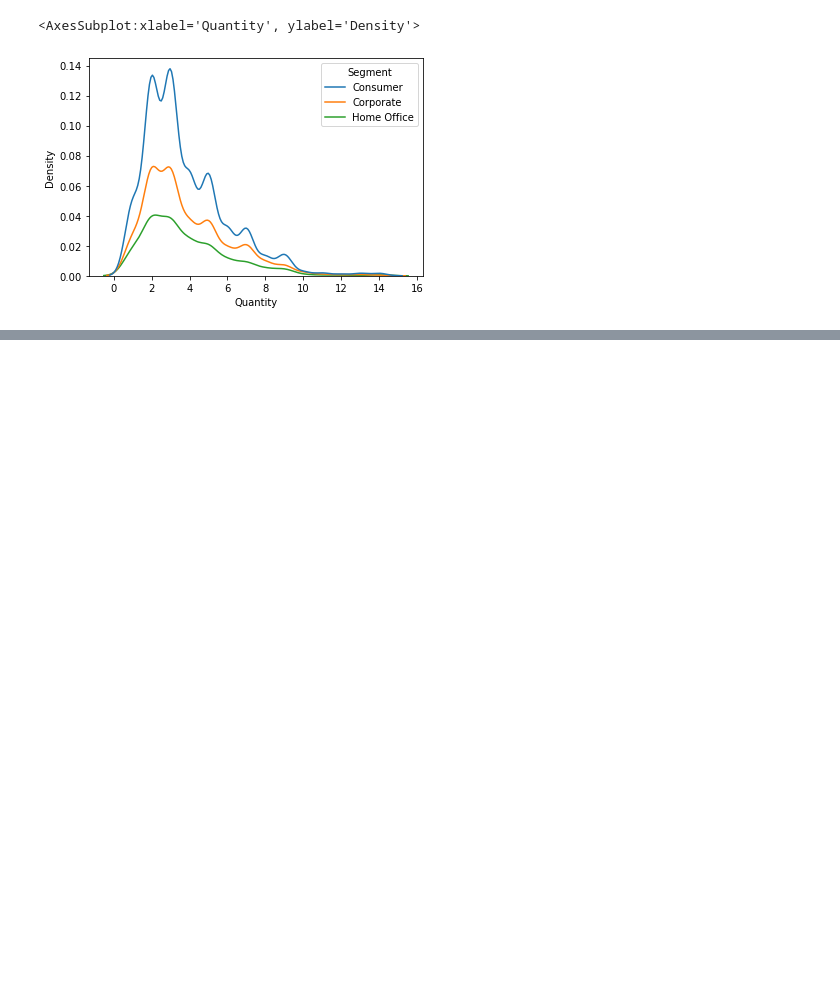
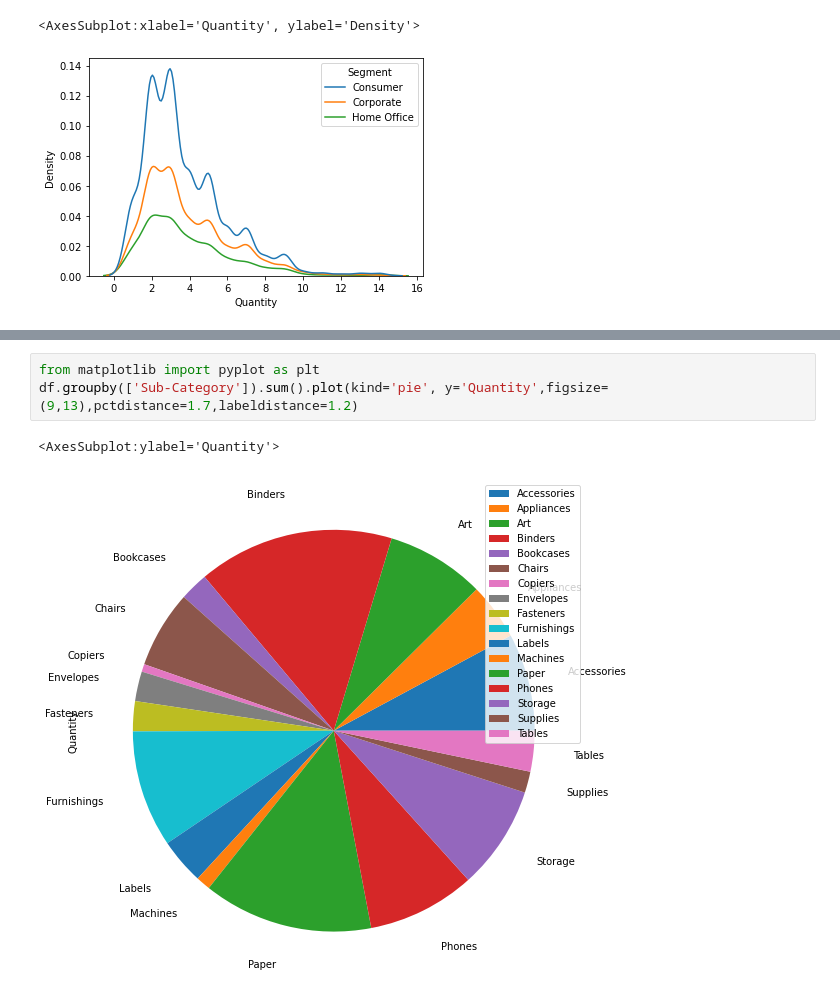
Before and after one commit to SOWMIYA2003/Ex-08-Data-Visualization-, a Jupyter notebook: final.ipynb, the cells around one changed output, grey strips where cells are left out. Drawn from its saved outputs; the diff is of its cells as text; blank space fills up the shorter version.

```diff
--- a/final.ipynb
+++ b/final.ipynb
@@ -385,0 +404,6 @@ sns.kdeplot(x="Quantity", data = df,hue='Segment')
+# %%
+from matplotlib import pyplot as plt
+df.groupby(['Sub-Category']).sum().plot(kind='pie', y='Quantity',figsize=(9,13),pctdistance=1.7,labeldistance=1.2)
+# %% [output]
+<AxesSubplot:ylabel='Quantity'>
+[figure, added]
```
Also changed, not shown: parts of 4 cells of this notebook, 6 other files.
